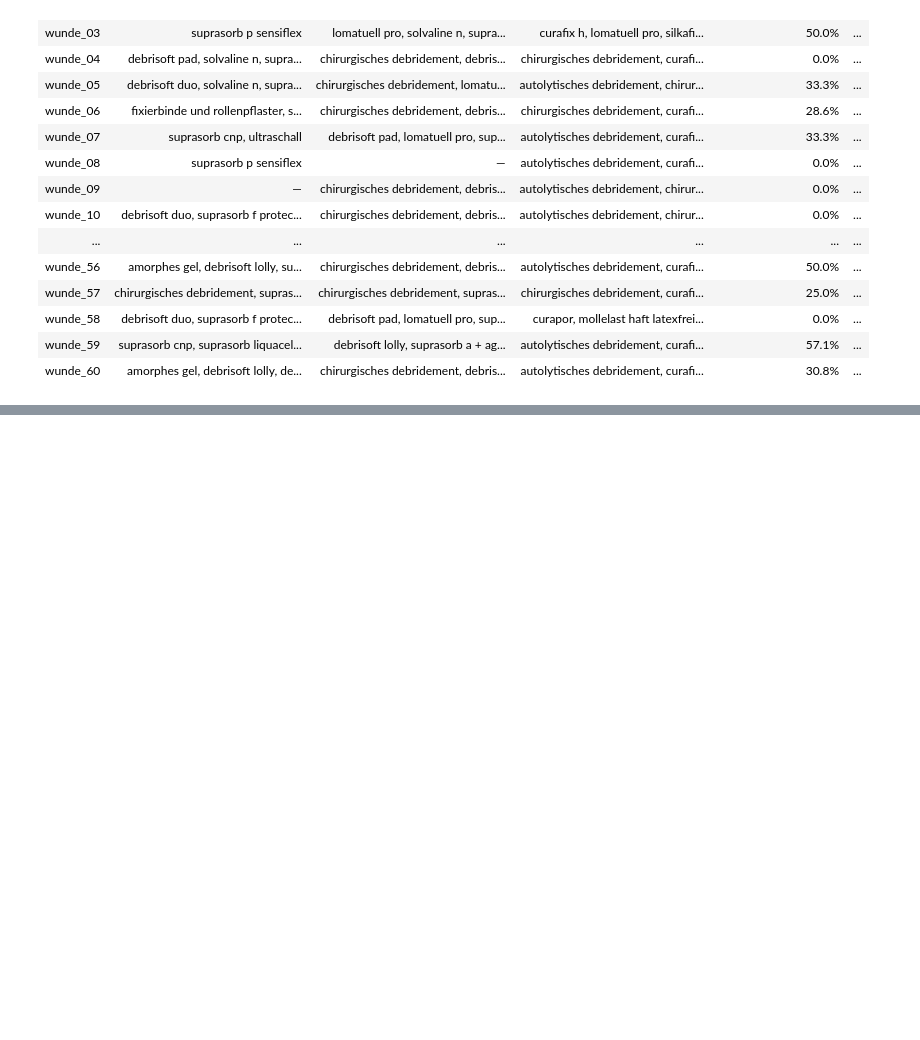
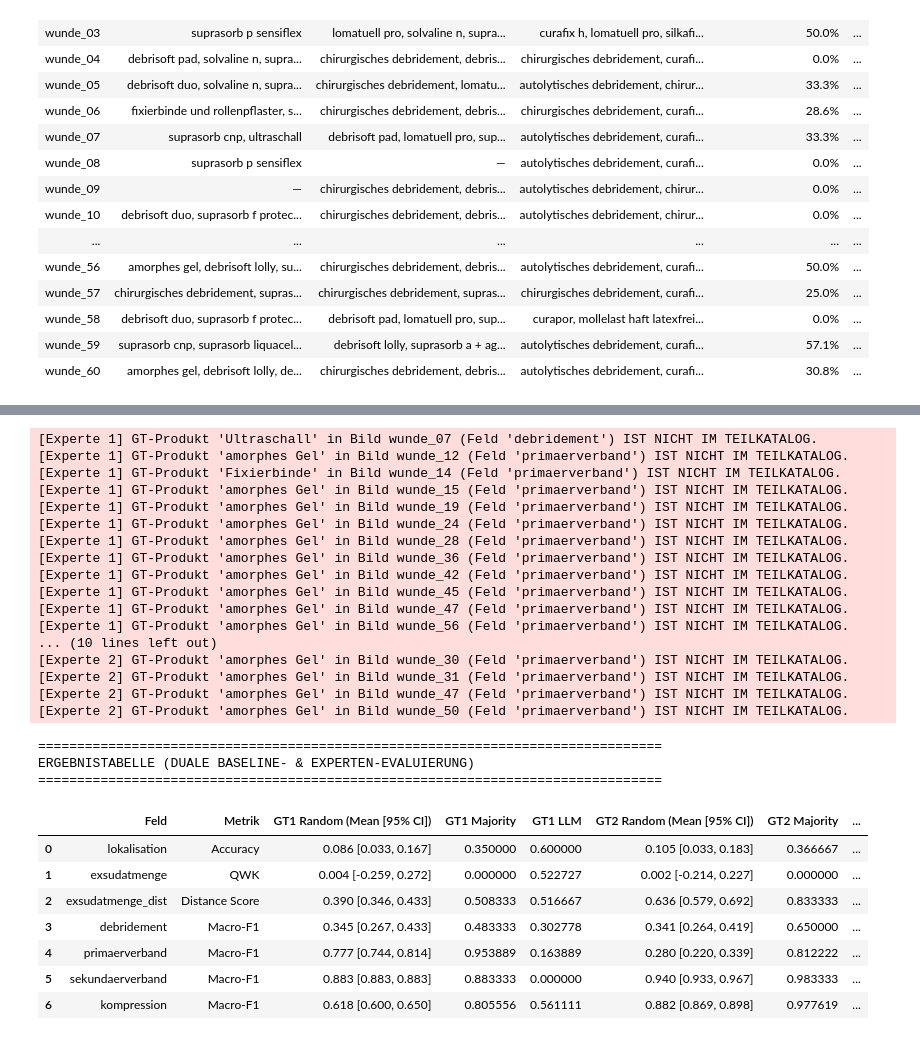
Before and after one commit to code-mert/masterarbeitmodell, a Jupyter notebook: notebooks/analyse_lr/analyse_LR.ipynb, the cells around one changed output, grey strips where cells are left out. Cells and saved outputs as stored; diff of their text form; code cells hidden in the pictures; blank space fills up the shorter version.

```diff
--- a/notebooks/analyse_lr/analyse_LR.ipynb
+++ b/notebooks/analyse_lr/analyse_LR.ipynb
@@ -139,0 +220,54 @@ Detailergebnisse pro Wunde
+# %%
+from utils_notebook.LR_utils_notebook.compare_LR import evaluate_baselines_dual
+
+# Pfade zu den normalisierten Ground-Truths und LLM-Outputs
+gt1_path = "data/ground_truth/lohmann_rauscher/Experte1_LR_GroundTruth_normalised.csv"
+gt2_path = "data/ground_truth/lohmann_rauscher/Experte2_LR_GroundTruth_normalised.csv"
+llm_path = "data/llm_outputs/zero_shot_lr/zero_shot_lr_normalised.csv"
+
+# Duale Baseline-Auswertung (Random + LOO Majority vs. Experte 1 & Experte 2)
+results = evaluate_baselines_dual(
+    gt1_path_or_dict=gt1_path,
+    gt2_path_or_dict=gt2_path,
+    llm_path_or_dict=llm_path,
+    n_runs=1000,
+    seed=42
+)
+
+# 1. Aggregierte Ergebnistabelle anzeigen (Random / Majority / LLM / Inter-Rater / Abdeckung)
+print("=" * 80)
+print("ERGEBNISTABELLE (DUALE BASELINE- & EXPERTEN-EVALUIERUNG)")
+print("=" * 80)
+display(results["summary_table"])
+
+# 2. Optional: Per-Bild-Tabelle für spätere Bootstrap-Konfidenzintervalle aufrufen
+# df_per_image = results["per_image_table"]
+# %% [output]
+[Experte 1] GT-Produkt 'Ultraschall' in Bild wunde_07 (Feld 'debridement') IST NICHT IM TEILKATALOG.
+[Experte 1] GT-Produkt 'amorphes Gel' in Bild wunde_12 (Feld 'primaerverband') IST NICHT IM TEILKATALOG.
+[Experte 1] GT-Produkt 'Fixierbinde' in Bild wunde_14 (Feld 'primaerverband') IST NICHT IM TEILKATALOG.
+[Experte 1] GT-Produkt 'amorphes Gel' in Bild wunde_15 (Feld 'primaerverband') IST NICHT IM TEILKATALOG.
+[Experte 1] GT-Produkt 'amorphes Gel' in Bild wunde_19 (Feld 'primaerverband') IST NICHT IM TEILKATALOG.
+[Experte 1] GT-Produkt 'amorphes Gel' in Bild wunde_24 (Feld 'primaerverband') IST NICHT IM TEILKATALOG.
+[Experte 1] GT-Produkt 'amorphes Gel' in Bild wunde_28 (Feld 'primaerverband') IST NICHT IM TEILKATALOG.
+[Experte 1] GT-Produkt 'amorphes Gel' in Bild wunde_36 (Feld 'primaerverband') IST NICHT IM TEILKATALOG.
+[Experte 1] GT-Produkt 'amorphes Gel' in Bild wunde_42 (Feld 'primaerverband') IST NICHT IM TEILKATALOG.
+[Experte 1] GT-Produkt 'amorphes Gel' in Bild wunde_45 (Feld 'primaerverband') IST NICHT IM TEILKATALOG.
+[Experte 1] GT-Produkt 'amorphes Gel' in Bild wunde_47 (Feld 'primaerverband') IST NICHT IM TEILKATALOG.
+[Experte 1] GT-Produkt 'amorphes Gel' in Bild wunde_56 (Feld 'primaerverband') IST NICHT IM TEILKATALOG.
+... (10 lines left out)
+[Experte 2] GT-Produkt 'amorphes Gel' in Bild wunde_30 (Feld 'primaerverband') IST NICHT IM TEILKATALOG.
+[Experte 2] GT-Produkt 'amorphes Gel' in Bild wunde_31 (Feld 'primaerverband') IST NICHT IM TEILKATALOG.
+[Experte 2] GT-Produkt 'amorphes Gel' in Bild wunde_47 (Feld 'primaerverband') IST NICHT IM TEILKATALOG.
+[Experte 2] GT-Produkt 'amorphes Gel' in Bild wunde_50 (Feld 'primaerverband') IST NICHT IM TEILKATALOG.
+================================================================================
+ERGEBNISTABELLE (DUALE BASELINE- & EXPERTEN-EVALUIERUNG)
+================================================================================
+|  | Feld | Metrik | GT1 Random (Mean [95% CI]) | GT1 Majority | GT1 LLM | GT2 Random (Mean [95% CI]) | GT2 Majority | ... |
+| 0 | lokalisation | Accuracy | 0.086 [0.033, 0.167] | 0.350000 | 0.600000 | 0.105 [0.033, 0.183] | 0.366667 | ... |
+| 1 | exsudatmenge | QWK | 0.004 [-0.259, 0.272] | 0.000000 | 0.522727 | 0.002 [-0.214, 0.227] | 0.000000 | ... |
+| 2 | exsudatmenge_dist | Distance Score | 0.390 [0.346, 0.433] | 0.508333 | 0.516667 | 0.636 [0.579, 0.692] | 0.833333 | ... |
+| 3 | debridement | Macro-F1 | 0.345 [0.267, 0.433] | 0.483333 | 0.302778 | 0.341 [0.264, 0.419] | 0.650000 | ... |
+| 4 | primaerverband | Macro-F1 | 0.777 [0.744, 0.814] | 0.953889 | 0.163889 | 0.280 [0.220, 0.339] | 0.812222 | ... |
+| 5 | sekundaerverband | Macro-F1 | 0.883 [0.883, 0.883] | 0.883333 | 0.000000 | 0.940 [0.933, 0.967] | 0.983333 | ... |
+| 6 | kompression | Macro-F1 | 0.618 [0.600, 0.650] | 0.805556 | 0.561111 | 0.882 [0.869, 0.898] | 0.977619 | ... |
```
Also changed, not shown: parts of 3 cells of this notebook, 6 other files.
